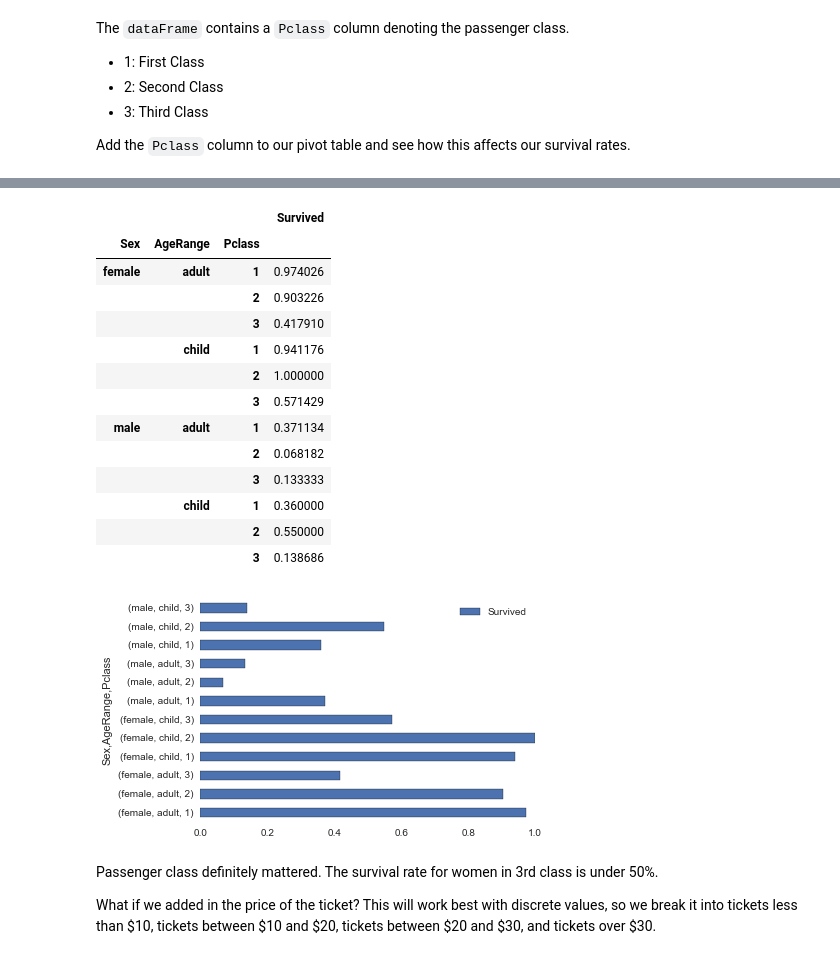
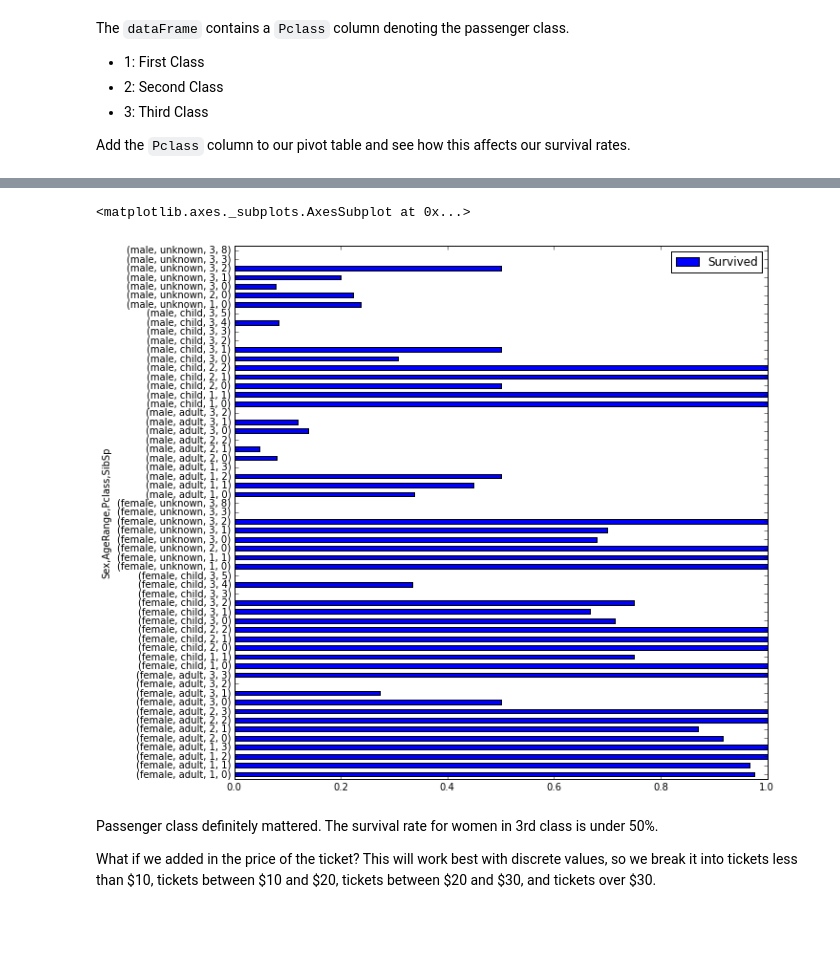
Before and after one commit to tiy-gvl-python/titanic, a Jupyter notebook: titanic_prediction.ipynb, the cells around one changed output, grey strips where cells are left out. Drawn from its saved outputs; the diff is of its cells as text; code cells hidden in the pictures; blank space fills up the shorter version.

```diff
--- a/titanic_prediction.ipynb
+++ b/titanic_prediction.ipynb
@@ -120,9 +120,7 @@ age_plot
 --->
 # %%
 def create_age_range(age):
-    if str(age) == "nan":
-        return "unknown"
-    elif age >= 18:
+    if age >= 18:
         return "adult"
     else:
         return "child"
@@ -162,0 +169,19 @@ passenger_class
+# %%
+def family_size(fam):
+    if fam < 1:
+        return "No Fam"
+    elif fam == 1:
+        return "1 Fam"
+    elif fam == 2:
+        return "2 Fam"
+    else:
+        return "More then 2"
+
+
+train["Family"] = train["SibSp"].apply(family_size)
+
+
+test = train[train['Sex'] == 'male']
+fam_survivor_table = pd.pivot_table(test, index=["Sex", "AgeRange", "Pclass", "TicketPrice", "SibSp"], values=["Survived"])
+fam_survivor_table.plot(kind="barh", figsize=(25, 25))
+plt.axvline(x=0.5, linewidth=2, color='r')
@@ -163,23 +191,10 @@ passenger_class
 # %%
-pclass_survivor_table = pd.pivot_table(train, index=["Sex", "AgeRange", "Pclass"], values=["Survived"])
-pclass_survivor_table.plot(kind="barh")
-pclass_survivor_table
+pclass_survivor_table = pd.pivot_table(train, index=["Sex", "AgeRange", "Pclass", "SibSp"], values=["Survived"])
+pclass_survivor_table.plot(kind="barh", figsize=(10,10))
+#pclass_survivor_table
 # %% [output]
-|  |  |  | Survived |
-| Sex | AgeRange | Pclass |  |
-| female | adult | 1 | 0.974026 |
-|  |  | 2 | 0.903226 |
-|  |  | 3 | 0.417910 |
-|  | child | 1 | 0.941176 |
-|  |  | 2 | 1.000000 |
-|  |  | 3 | 0.571429 |
-| male | adult | 1 | 0.371134 |
-|  |  | 2 | 0.068182 |
-|  |  | 3 | 0.133333 |
-|  | child | 1 | 0.360000 |
-|  |  | 2 | 0.550000 |
-|  |  | 3 | 0.138686 |
+<matplotlib.axes._subplots.AxesSubplot at 0x...>
-[figure, old version]
+[figure, new version]
 # %% [markdown]
 Passenger class definitely mattered. The survival rate for women in 3rd class is under 50%.
 
```
Also changed, not shown: parts of 6 cells of this notebook, 1 other file.
